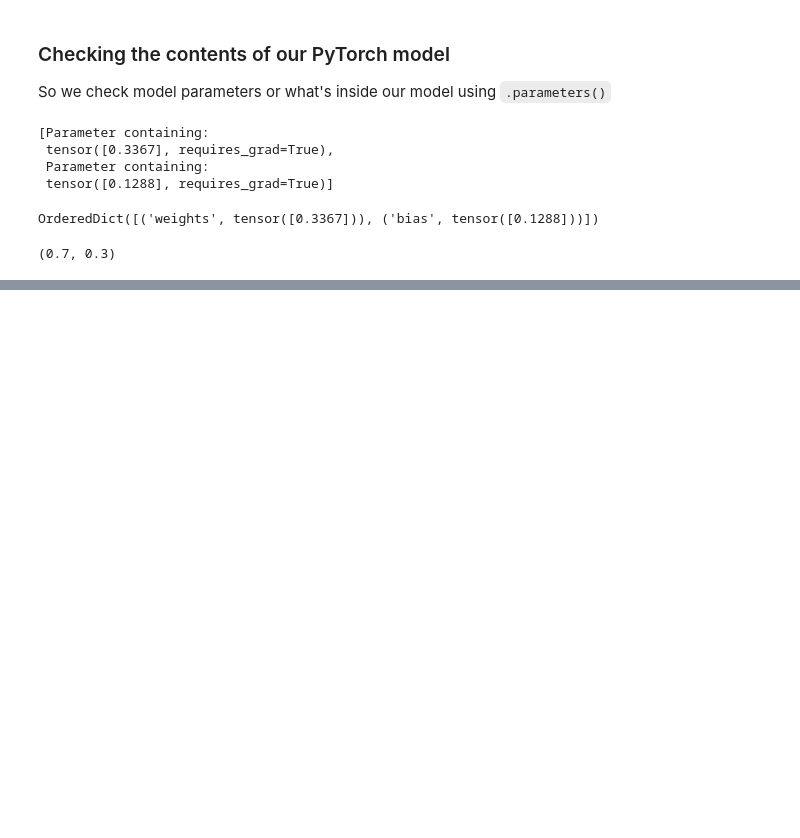
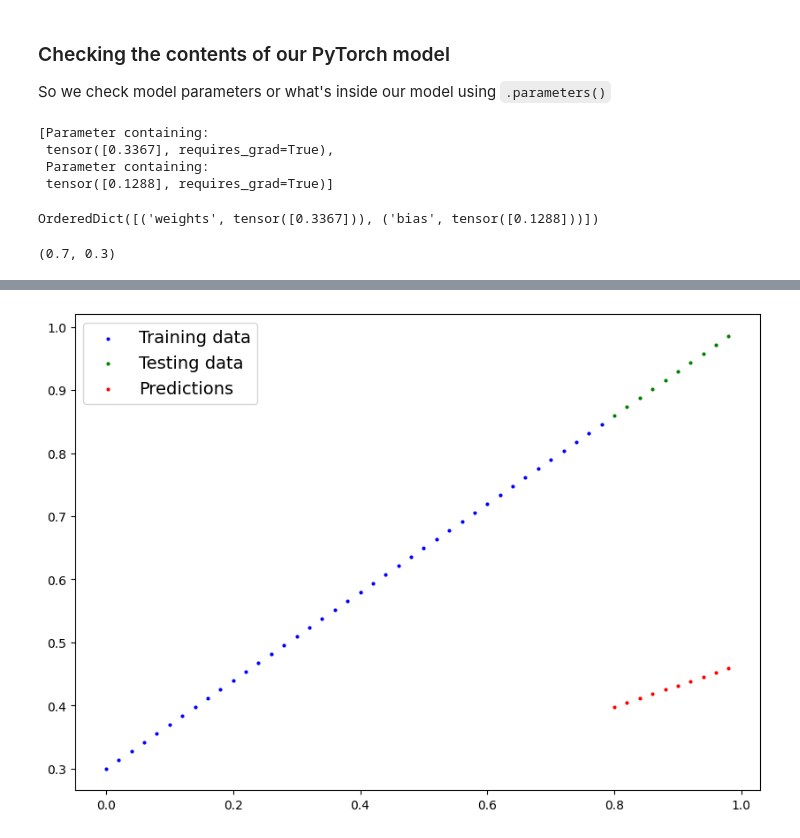
Before and after one commit to MathewS424/DeepLearning_with_PyTorch, a Jupyter notebook: 01_PyTorch_WorkFlow.ipynb, the cells around one changed output, grey strips where cells are left out. Drawn from its saved outputs; the diff is of its cells as text; code cells hidden in the pictures; blank space fills up the shorter version.

```diff
--- a/01_PyTorch_WorkFlow.ipynb
+++ b/01_PyTorch_WorkFlow.ipynb
@@ -243,0 +273,9 @@ weight , bias  # we want the above outputs weights and bias == 0.7 and 0.3 close
+# %%
+# Make predictions with model
+with torch.inference_mode():     # Turn off gradient , or torch.no_grad()
+    y_preds = model_0(X_test)
+
+# You can also fo something similar with torch.no_grad(), however, torch.inference_mode() is preferred
+# with torch.no_grad():
+#     y_preds = model_0(X_test)
+y_preds
@@ -243,0 +293,4 @@ weight , bias  # we want the above outputs weights and bias == 0.7 and 0.3 close
+# %%
+plot_predictions(predictions=y_preds)
+# %% [output]
+[figure, added]
```
Also changed, not shown: parts of 11 cells of this notebook.
